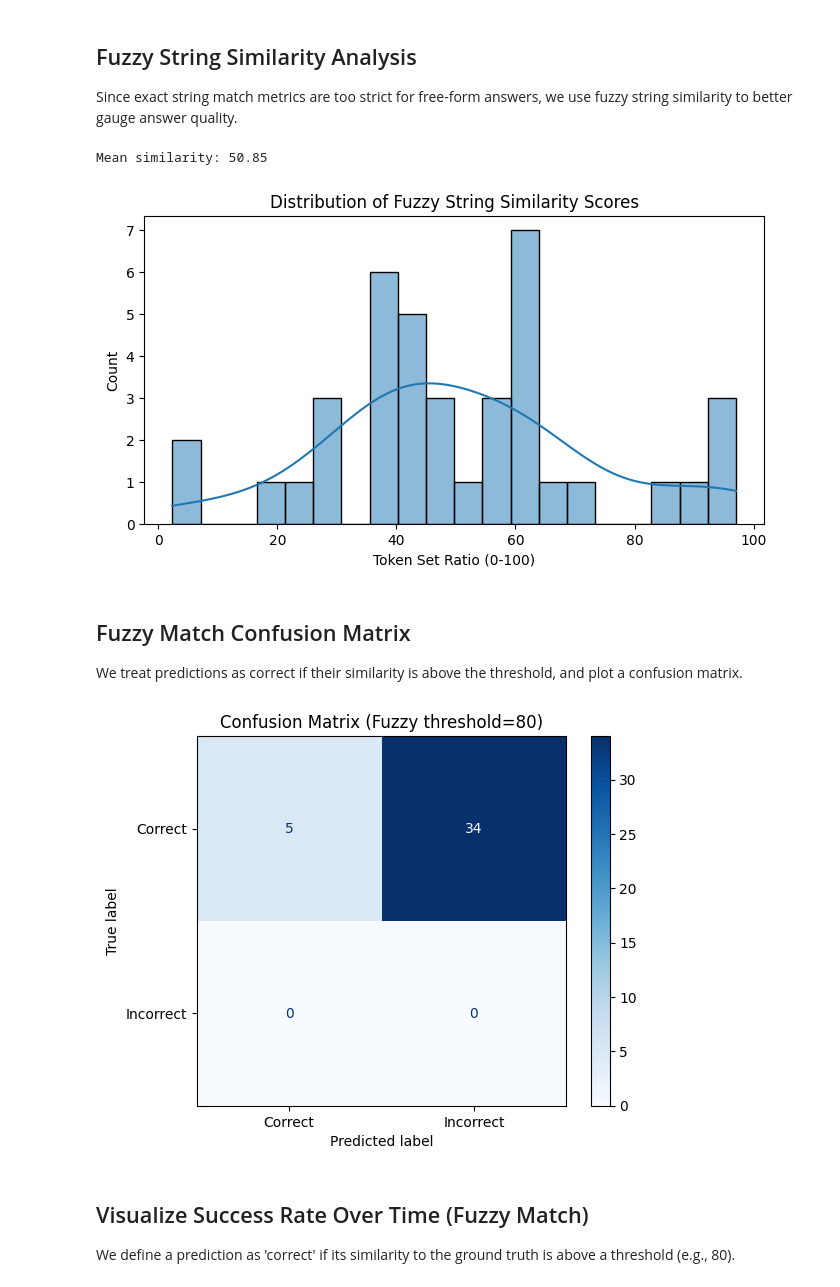
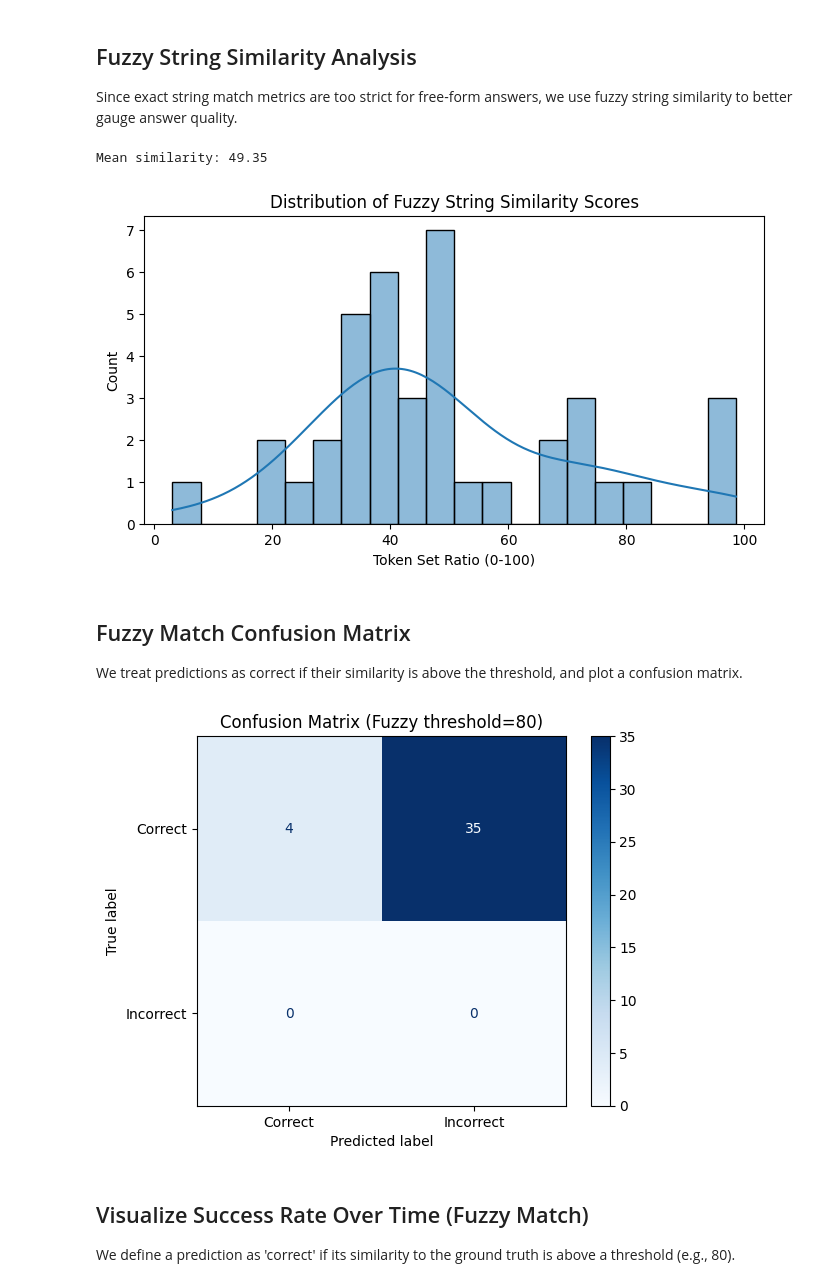
Before and after one commit to n-boshnakov/boardgame-rules-checker, a Jupyter notebook: notebooks/qa_success_analysis.ipynb, the cells around one changed output. Saved outputs shown, nothing was run; the diff lists cells and outputs as text; code cells hidden in the pictures.

Commit message:
Cleaned up and moved files
- Cleaned up and moved files
- Reverted to previously used generation strategy
- Updated OCR content

```diff
--- a/notebooks/qa_success_analysis.ipynb
+++ b/notebooks/qa_success_analysis.ipynb
@@ -68,7 +68,14 @@ Compute and visualize fuzzy string similarity (token set ratio) for the question
 # %%
 # Define threshold for fuzzy match success
 threshold = 80
-if 'similarity' not in clean_df.columns:
+
+# Use pre-computed similarity scores from CSV's 'score' column (0-1 normalized)
+# Convert to 0-100 scale to match token_set_ratio convention
+if 'score' in clean_df.columns and 'similarity' not in clean_df.columns:
+    clean_df['similarity'] = clean_df['score'] * 100
+    print('Using pre-computed similarity scores from CSV')
+elif 'similarity' not in clean_df.columns:
+    # Fallback: compute if not present
     try:
         from rapidfuzz import fuzz
     except ImportError:
@@ -77,7 +84,12 @@ if 'similarity' not in clean_df.columns:
         from rapidfuzz import fuzz
     similarities = [fuzz.token_set_ratio(str(gt), str(pred)) for gt, pred in zip(clean_df['ground_truth'], clean_df['predicted'])]
     clean_df['similarity'] = similarities
+    print('Computed similarity scores using rapidfuzz')
+
 clean_df['correct'] = clean_df['similarity'] >= threshold
+
+print(f'Mean similarity: {clean_df["similarity"].mean():.2f}')
+print(f'Questions passing threshold: {clean_df["correct"].sum()}/{len(clean_df)}')
 
 # Rolling success rate
 window = 10
@@ -106,37 +121,19 @@ See the caveats in the documentation: https://pandas.pydata.org/pandas-docs/stab
 
 Since exact string match metrics are too strict for free-form answers, we use fuzzy string similarity to better gauge answer quality.
 # %%
-# Install rapidfuzz if not already installed
-try:
-    from rapidfuzz import fuzz
-except ImportError:
-    import sys
-    import subprocess
-    subprocess.check_call([sys.executable, '-m', 'pip', 'install', 'rapidfuzz'])
-    from rapidfuzz import fuzz
-
-# Only compute similarity scores if not already present
-if 'similarity' not in clean_df.columns:
-    # Use ground_truth and predicted columns from clean_df
-    y_true = clean_df['ground_truth']
-    y_pred = clean_df['predicted']
-
-    # Compute similarity scores
-    similarities = [fuzz.token_set_ratio(str(gt), str(pred)) for gt, pred in zip(y_true, y_pred)]
-    clean_df['similarity'] = similarities
-else:
-    similarities = clean_df['similarity'].tolist()
+# Use the similarity scores already computed in the previous cell
+similarities = clean_df['similarity'].tolist()
 
 print(f'Mean similarity: {np.mean(similarities):.2f}')
 plt.figure(figsize=(8,4))
 sns.histplot(similarities, bins=20, kde=True)
 plt.title('Distribution of Fuzzy String Similarity Scores')
 plt.xlabel('Token Set Ratio (0-100)')
 plt.ylabel('Count')
 plt.show()
 # %% [output]
-Mean similarity: 50.85
+Mean similarity: 49.35
-[figure, old version]
+[figure, new version]
 # %% [markdown]
 ## Fuzzy Match Confusion Matrix
 
@@ -154,7 +151,7 @@ disp.plot(cmap='Blues')
 plt.title(f'Confusion Matrix (Fuzzy threshold={threshold})')
 plt.show()
 # %% [output]
-[figure, old version]
+[figure, new version]
 # %% [markdown]
 ## Visualize Success Rate Over Time (Fuzzy Match)
 
```
Also changed, not shown: parts of 5 cells of this notebook, 20 other files.
